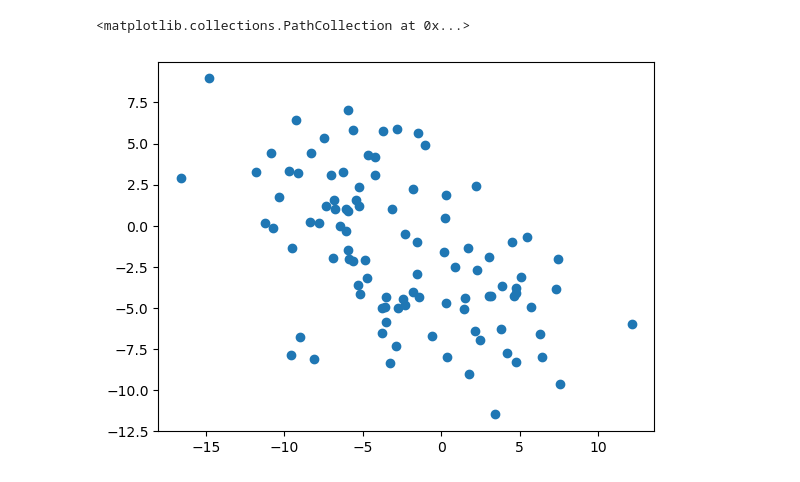
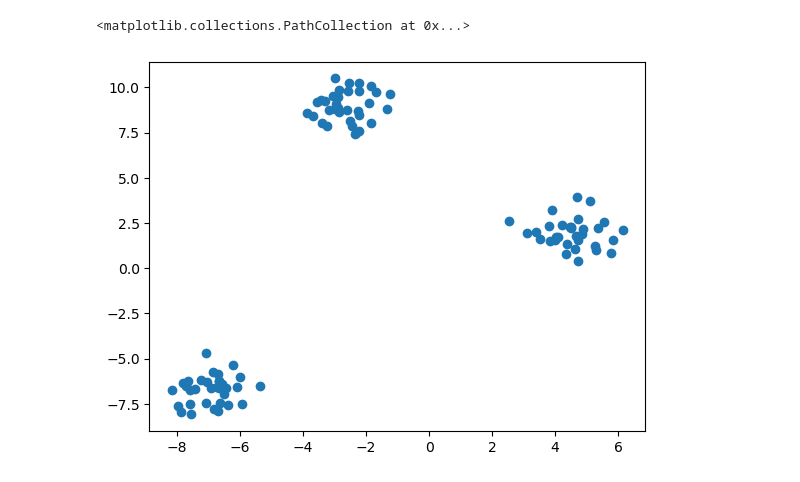
Before and after one commit to lorida0777/apprentissage_non_supervise, a Jupyter notebook: Clustering.ipynb, the cells around one changed output. Cells and saved outputs as stored; diff of their text form; code cells hidden in the pictures.

```diff
--- a/Clustering.ipynb
+++ b/Clustering.ipynb
@@ -3,11 +3,11 @@ from sklearn.datasets import make_blobs
 import matplotlib.pyplot as plt
 # %%
 # Génération de données
-X, y = make_blobs(n_samples=100, centers=3, cluster_std=3)
+X, y = make_blobs(n_samples=100, centers=3, cluster_std=0.8, random_state=42)
 plt.scatter(X[:,0], X[:, 1])
 # %% [output]
 <matplotlib.collections.PathCollection at 0x...>
-[figure, old version]
+[figure, new version]
 # %%
 from sklearn.cluster import KMeans
 # %%
```
Also changed, not shown: parts of 2 cells of this notebook.
